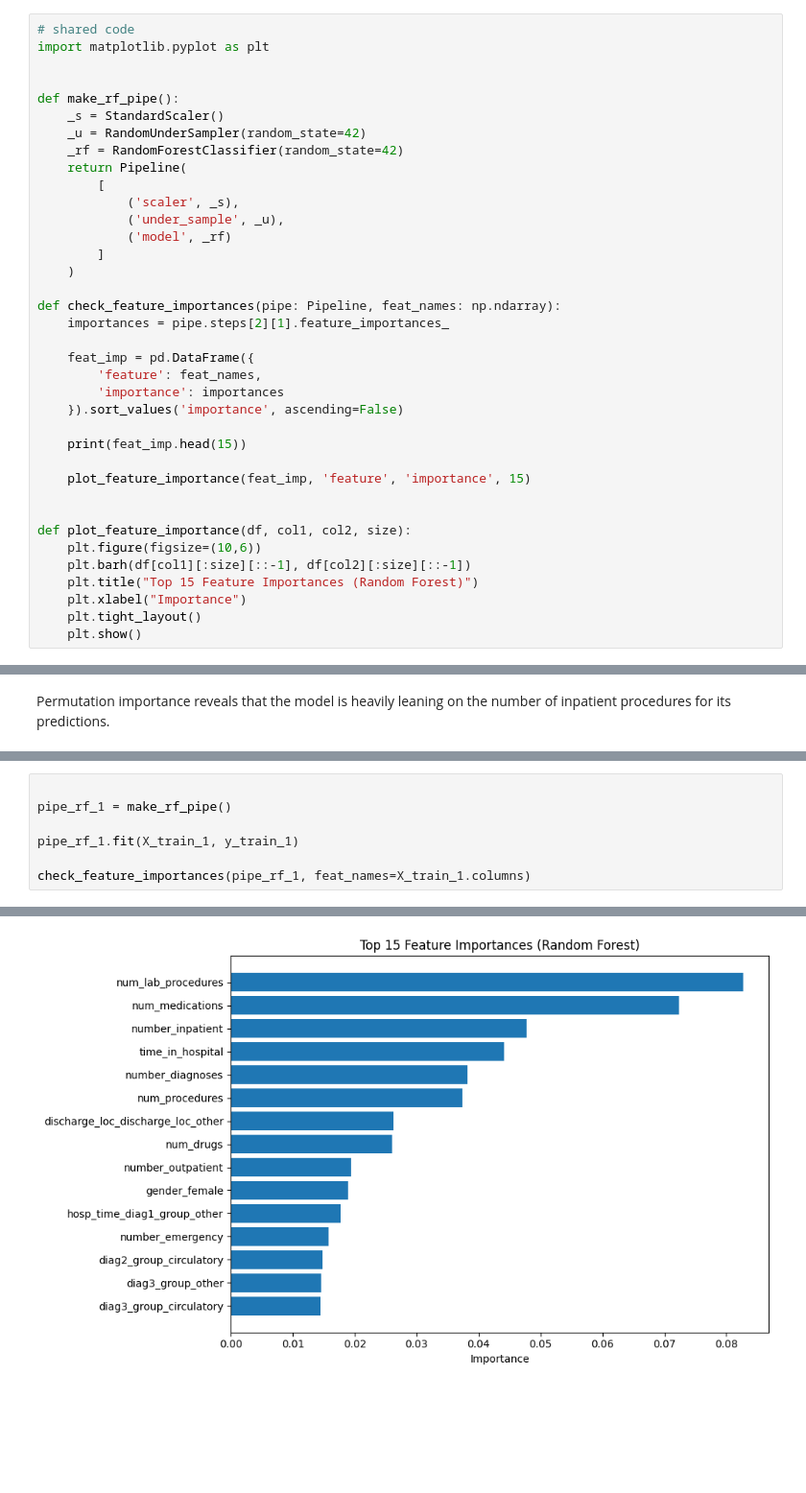
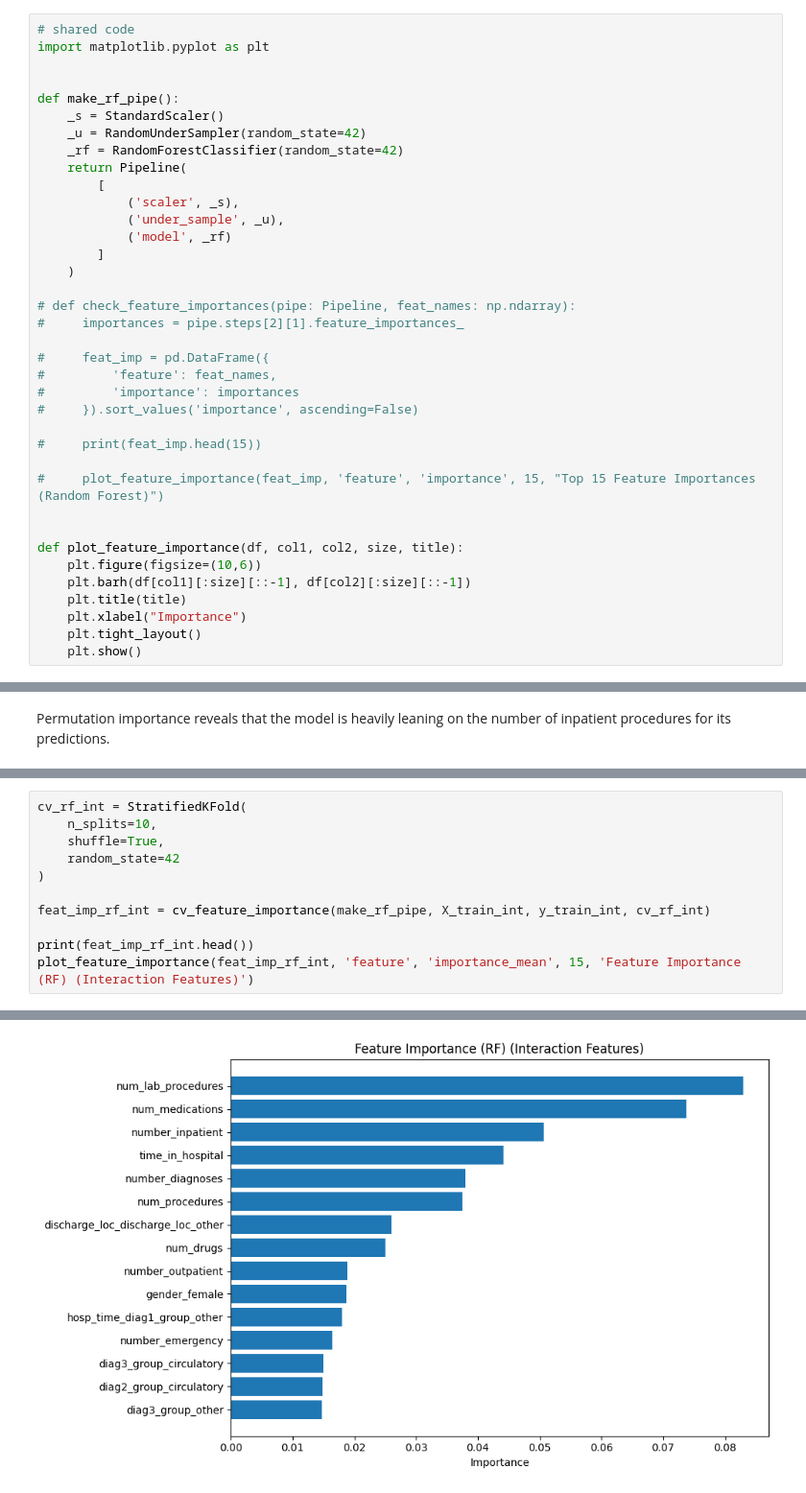
Before and after one commit to meaton96/Eaton_633_Project, a Jupyter notebook: notebooks/02_Random_Forest.ipynb, the cells around one changed output, grey strips where cells are left out. Shown at 96% size. Drawn from its saved outputs; the diff is of its cells as text; blank space fills up the shorter version.

Commit message:
adjust rf models to use strat-k-fold

```diff
--- a/notebooks/02_Random_Forest.ipynb
+++ b/notebooks/02_Random_Forest.ipynb
@@ -91,23 +133,23 @@ def make_rf_pipe():
         ]
     )
 
-def check_feature_importances(pipe: Pipeline, feat_names: np.ndarray):
-    importances = pipe.steps[2][1].feature_importances_
+# def check_feature_importances(pipe: Pipeline, feat_names: np.ndarray):
+#     importances = pipe.steps[2][1].feature_importances_
 
-    feat_imp = pd.DataFrame({
-        'feature': feat_names,
-        'importance': importances
-    }).sort_values('importance', ascending=False)
+#     feat_imp = pd.DataFrame({
+#         'feature': feat_names,
+#         'importance': importances
+#     }).sort_values('importance', ascending=False)
 
-    print(feat_imp.head(15))
+#     print(feat_imp.head(15))
 
-    plot_feature_importance(feat_imp, 'feature', 'importance', 15)
+#     plot_feature_importance(feat_imp, 'feature', 'importance', 15, "Top 15 Feature Importances (Random Forest)")
 
 
-def plot_feature_importance(df, col1, col2, size):
+def plot_feature_importance(df, col1, col2, size, title):
     plt.figure(figsize=(10,6))
     plt.barh(df[col1][:size][::-1], df[col2][:size][::-1])
-    plt.title("Top 15 Feature Importances (Random Forest)")
+    plt.title(title)
     plt.xlabel("Importance")
     plt.tight_layout()
     plt.show()
@@ -208,8 +225,12 @@ X_train_1, X_validate_1, y_train_1, y_validate_1 = train_test_split(X_train_int,
 # %%
+cv_rf_int = StratifiedKFold(
+    n_splits=10,
+    shuffle=True,
+    random_state=42
+)
 
-pipe_rf_1 = make_rf_pipe()
+feat_imp_rf_int = cv_feature_importance(make_rf_pipe, X_train_int, y_train_int, cv_rf_int)
 
-pipe_rf_1.fit(X_train_1, y_train_1)
-
-check_feature_importances(pipe_rf_1, feat_names=X_train_1.columns)
+print(feat_imp_rf_int.head())
+plot_feature_importance(feat_imp_rf_int, 'feature', 'importance_mean', 15, 'Feature Importance (RF) (Interaction Features)')
 # %% [output]
@@ -232 +243 @@ check_feature_importances(pipe_rf_1, feat_names=X_train_1.columns)
-[figure, old version]
+[figure, new version]
```
Also changed, not shown: parts of 11 cells of this notebook.
